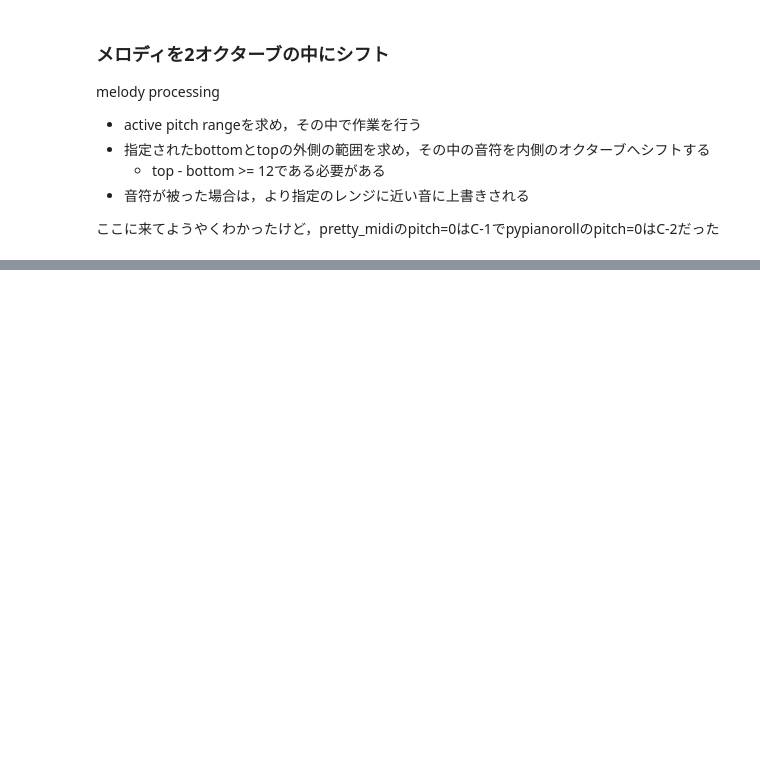
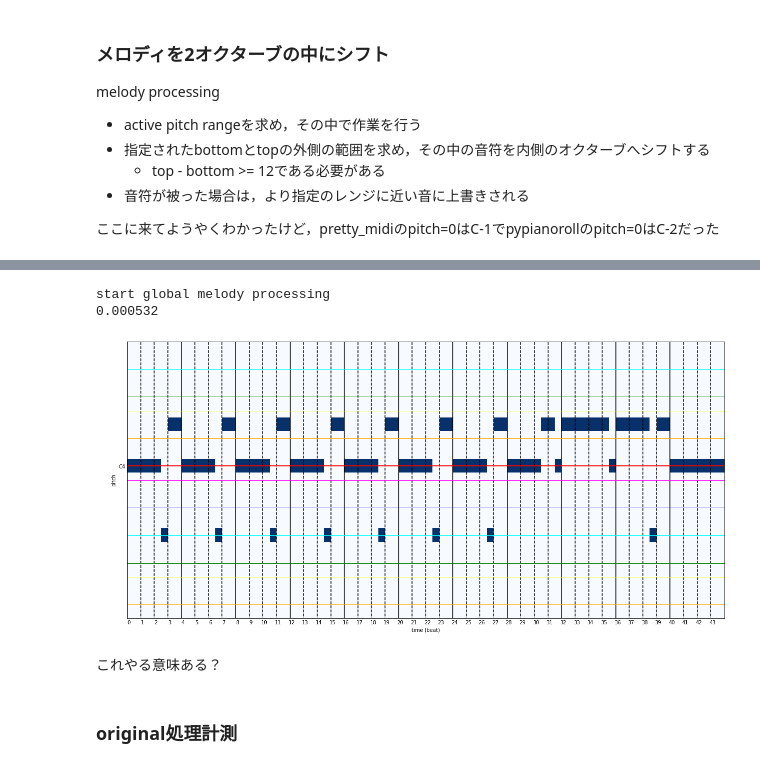
Before and after one commit to fuurin/midinet-followup, a Jupyter notebook: midinet_preparation.ipynb, the cells around one changed output, grey strips where cells are left out. Saved outputs shown, nothing was run; the diff lists cells and outputs as text; code cells hidden in the pictures; blank space fills up the shorter version.

Commit message:
original

```diff
--- a/midinet_preparation.ipynb
+++ b/midinet_preparation.ipynb
@@ -783,0 +865,52 @@ class RemoveRests(Processor):
+# %%
+class RemoveRests(Processor):
+    def __init__(self, beats_in_bar=4):
+        self.beats_in_bar = beats_in_bar
+
+    def __call__(self, ppr, track):
+        nproll = track.pianoroll if isinstance(track, Track) else track
+        song_len = len(ppr.downbeat)
+        bar_res = ppr.beat_resolution * self.beats_in_bar
+        bars = int(np.ceil(song_len / bar_res))
+
+        for bar in range(bars):
+            left, right = bar * bar_res, min((bar+1) * bar_res, song_len)
+            last_step, last_pitch, is_in_rest = left, None, False
+
+            for step in range(left, right):
+                if len(np.where(nproll[step])[0]) > 0:
+                    if is_in_rest:
+                        if last_pitch is None:
+                            nproll[last_step:step] = nproll[step]
+                        else:
+                            nproll[last_step+1:step] = last_pitch
+                        is_in_rest = False
+                    last_step, last_pitch = step, nproll[step]
+                else:
+                    is_in_rest = True
+
+            if is_in_rest and last_pitch is not None:
+                nproll[last_step+1:step+1] = last_pitch
+
+        return ppr, track
+# %%
+ppr = get_sample()
+remove_rests = RemoveRests()
+melody = ppr.tracks[0]
+
+print("start global melody processing")
+for p in [binalize, down_resolution, remove_empty_bars]:
+    ppr, melody = p(ppr, melody)
+
+with Timer():
+    ppr, melody = remove_rests(ppr, melody)
+
+grid_plot(melody, beat_resolution=ppr.beat_resolution)
+# %% [output]
+start global melody processing
+0.000532
+[figure, added]
+# %% [markdown]
+これやる意味ある？
+# %% [markdown]
+### original処理計測
```
Also changed, not shown: parts of 61 cells of this notebook, 1 other file.
